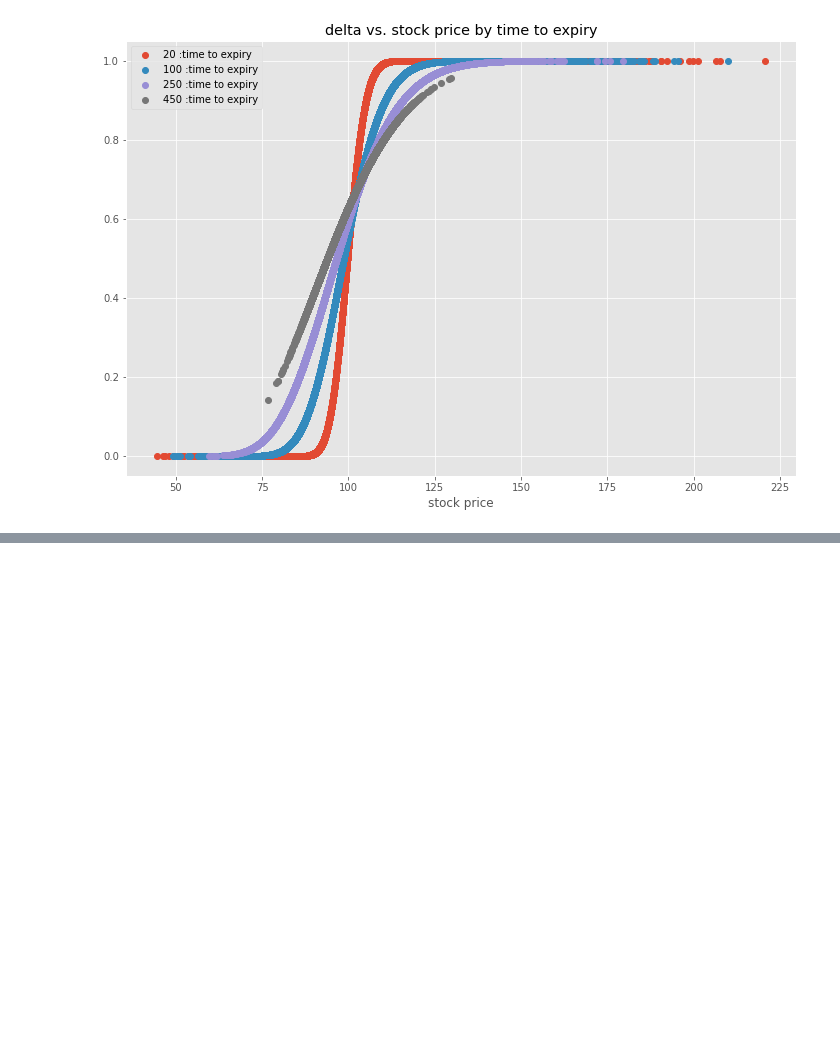
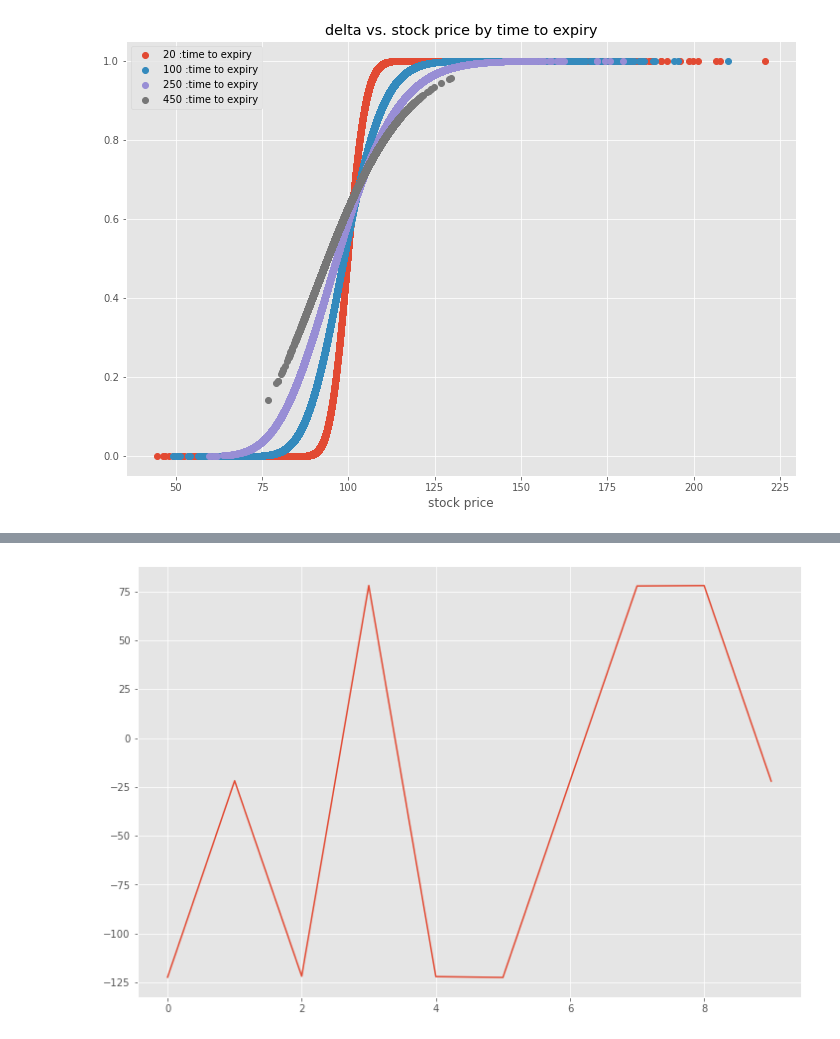
Before and after one commit to cSharma19/Qfin_projects, a Jupyter notebook: delta_hedging/delta_hedging_sims.ipynb, the cells around one changed output, grey strips where cells are left out. Saved outputs shown, nothing was run; the diff lists cells and outputs as text; code cells hidden in the pictures; blank space fills up the shorter version.

```diff
--- a/delta_hedging/delta_hedging_sims.ipynb
+++ b/delta_hedging/delta_hedging_sims.ipynb
@@ -186,0 +192,5 @@ See Full Dataframe in Mito
+# %%
+# plt.bar(numPaths, stoploss_strat[3][0,:]);
+plt.plot(stoploss_strat[3][0,:]);
+# %% [output]
+[figure, added]
```
Also changed, not shown: parts of 23 cells of this notebook, 1 other file.
